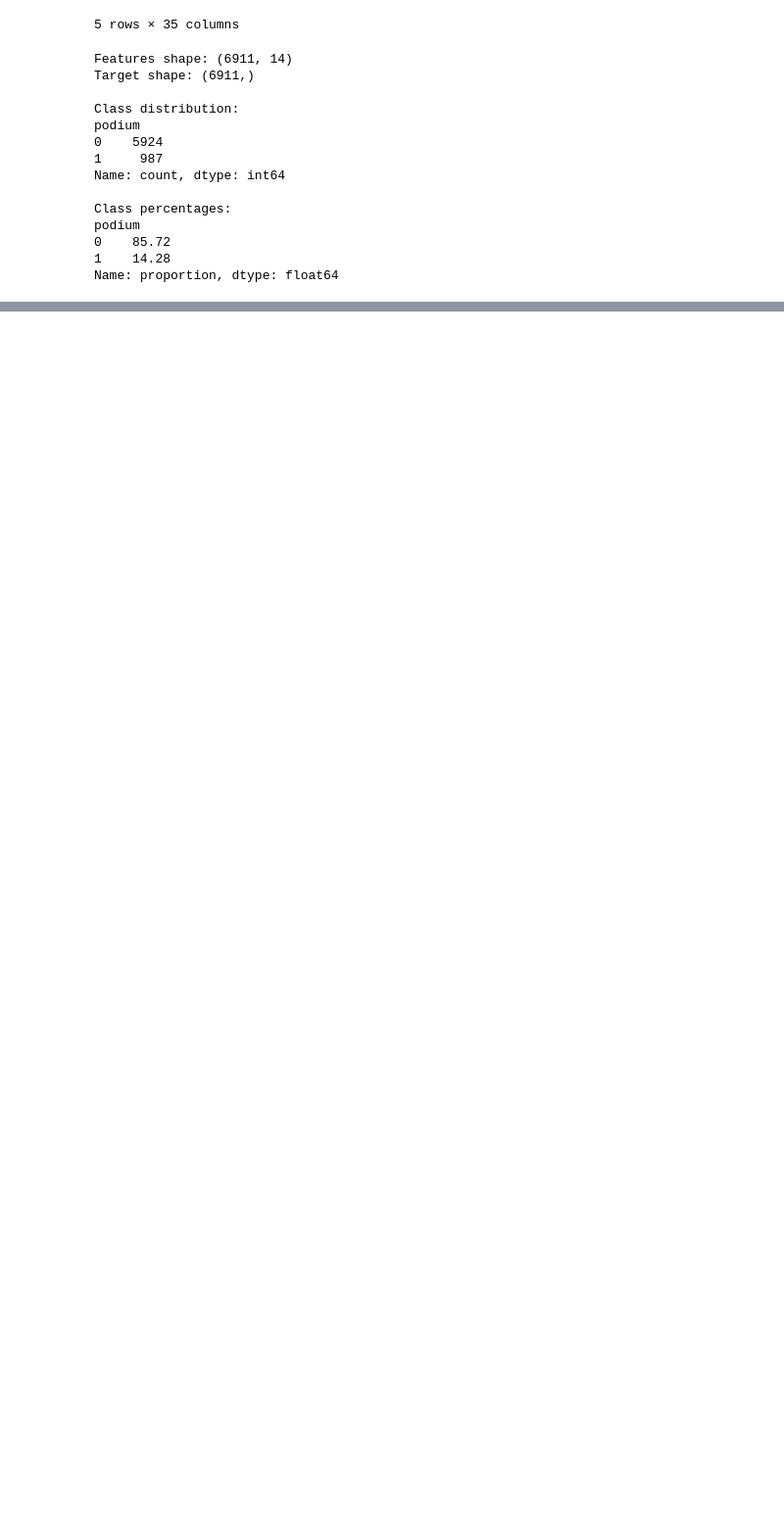
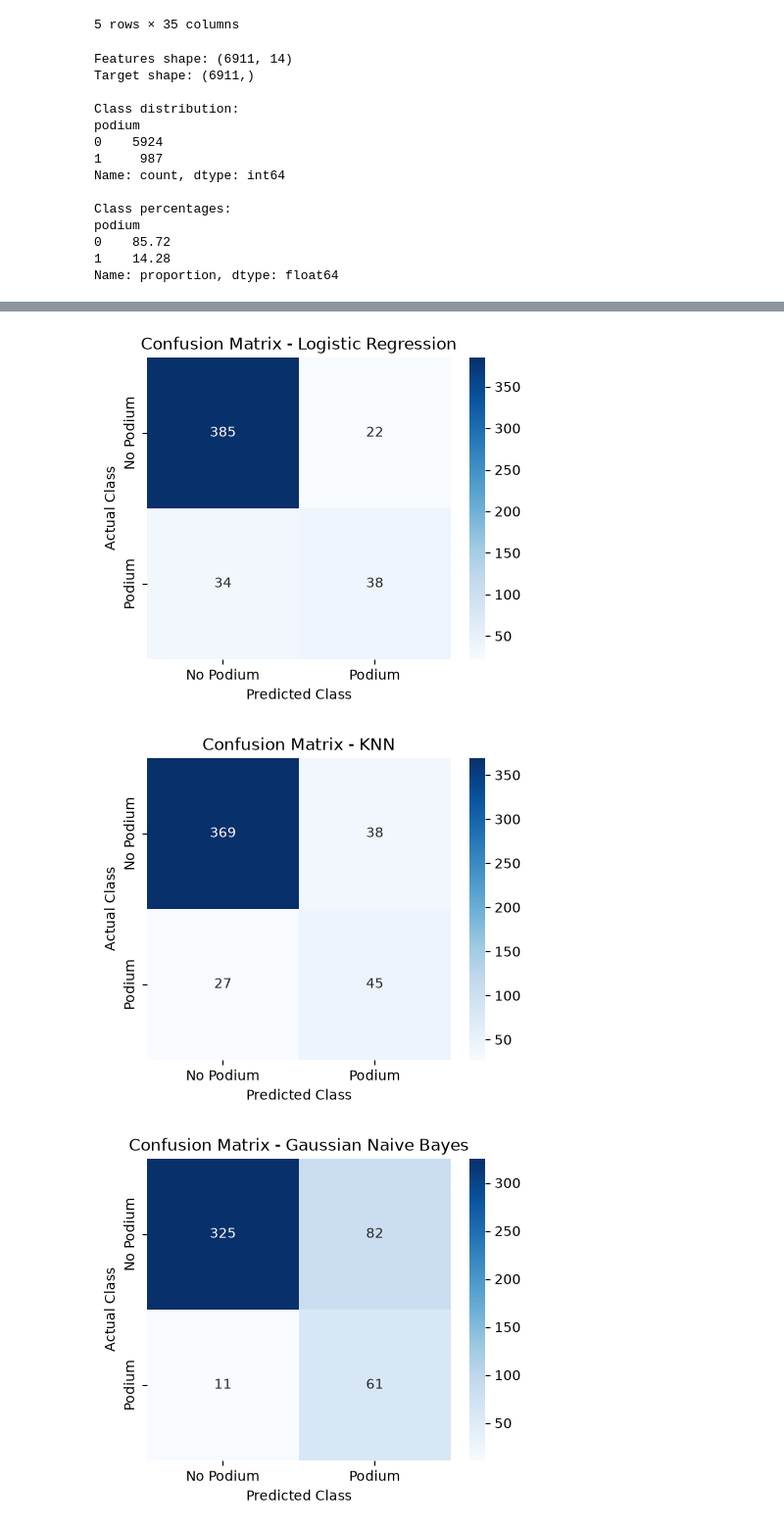
Before and after one commit to Someshbharathi/F1Next-Machine-Learning-Based-Formula-1-Race-and-Championship-Prediction, a Jupyter notebook: notebook/classification.ipynb, the cells around one changed output, grey strips where cells are left out. Shown at 98% size. Cells and saved outputs as stored; diff of their text form; code cells hidden in the pictures; blank space fills up the shorter version.

Commit message:
feat: classification completed

```diff
--- a/notebook/classification.ipynb
+++ b/notebook/classification.ipynb
@@ -88,0 +109,10 @@ Name: proportion, dtype: float64
+# %%
+scaler = StandardScaler()
+
+X_train_scaled = scaler.fit_transform(X_train)
+
+X_validation_scaled = scaler.transform(X_validation)
+
+X_test_scaled = scaler.transform(X_test)
+
+print("Classification scaling completed!")
@@ -88,0 +398,35 @@ Name: proportion, dtype: float64
+# %%
+# Confusion Matrices for All 5 Classification Models
+
+models_predictions = {
+    "Logistic Regression": logistic_val_pred,
+    "KNN": knn_val_pred,
+    "Gaussian Naive Bayes": nb_val_pred,
+    "Decision Tree": dt_val_pred,
+    "SVC": svc_val_pred
+}
+
+for model_name, predictions in models_predictions.items():
+
+    cm = confusion_matrix(y_validation, predictions)
+
+    plt.figure(figsize=(5, 4))
+
+    sns.heatmap(
+        cm,
+        annot=True,
+        fmt="d",
+        cmap="Blues",
+        xticklabels=["No Podium", "Podium"],
+        yticklabels=["No Podium", "Podium"]
+    )
+
+    plt.xlabel("Predicted Class")
+    plt.ylabel("Actual Class")
+    plt.title(f"Confusion Matrix - {model_name}")
+
+    plt.show()
+# %% [output]
+[figure, added]
+[figure, added]
+[figure, added]
```
Also changed, not shown: parts of 11 cells of this notebook, 1 other file.
